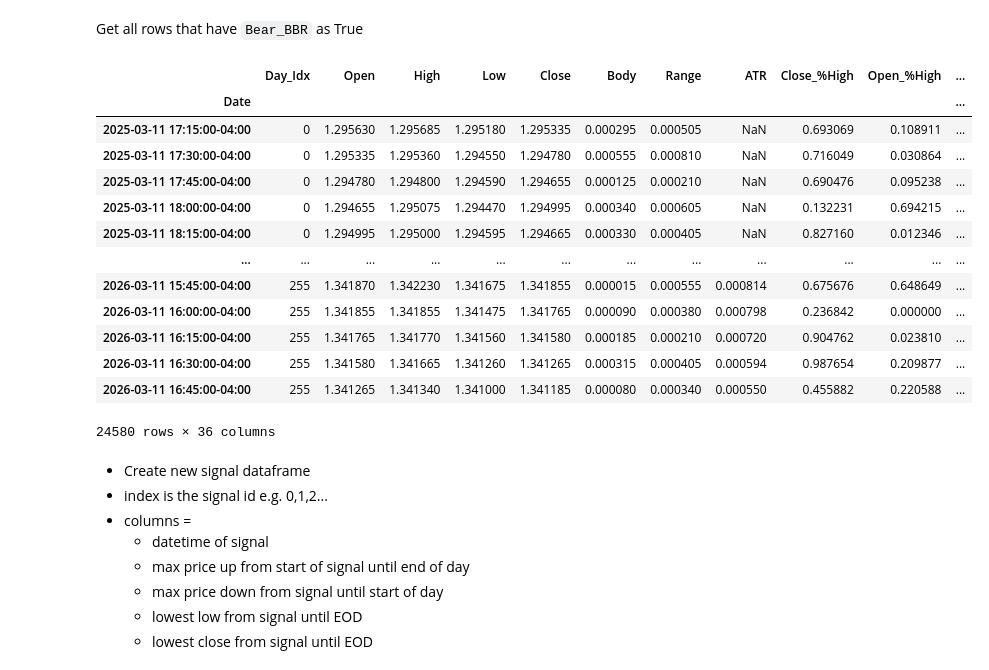
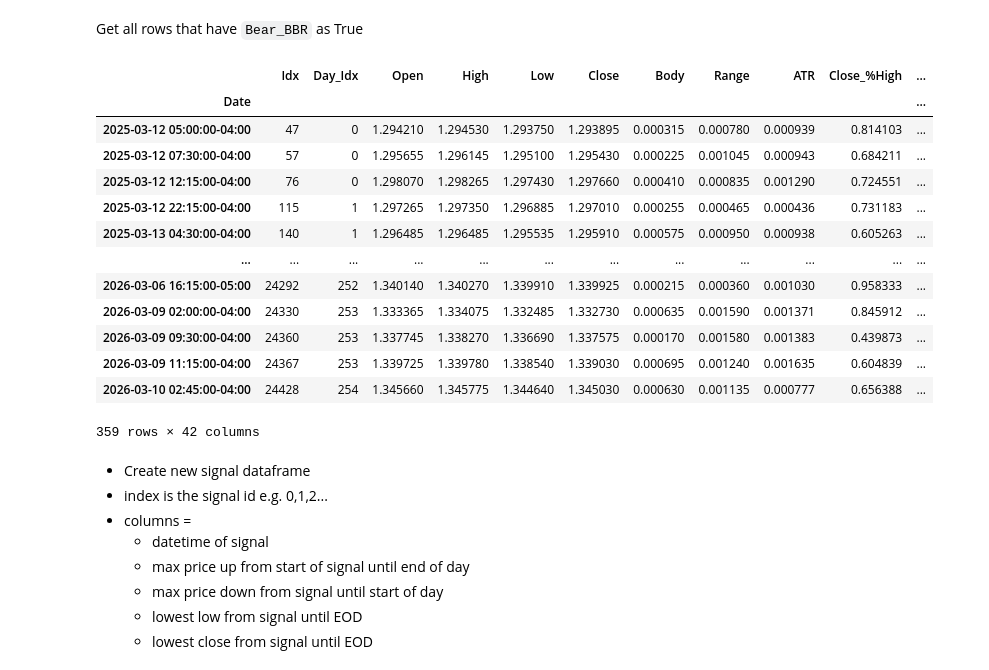
Before and after one commit to root-at-iyn/FXTradingResearch, a Jupyter notebook: research/bbu_reversal.ipynb, the cells around one changed output. Drawn from its saved outputs; the diff is of its cells as text; code cells hidden in the pictures.

```diff
--- a/research/bbu_reversal.ipynb
+++ b/research/bbu_reversal.ipynb
@@ -41,32 +42,33 @@ Index(['Open', 'High', 'Low', 'Close', 'Idx', 'Body', 'Range', 'UWick',
 # %% [markdown]
 Get all rows that have `Bear_BBR` as True
 # %%
-pd.options.display.max_rows = 50
-cols = ['Day_Idx', 'Open', 'High', 'Low', 'Close', 'Body', 'Range', 'ATR',
+pd.options.display.max_rows = 100
+cols = ['Idx','Day_Idx', 'Open', 'High', 'Low', 'Close', 'Body', 'Range', 'ATR',
         'Close_%High', 'Open_%High', 'Iday_High', 'Iday_Low',
         'Iday_Range', 'ADR', 'Close_%DHigh', 'Open_%DHigh',
         'Yday_High', 'Yday_Low', 'SMA4', 'SMA16', 'SMA32',
        'BB_Upper_16_2', 'BB_Lower_16_2', 'RSI', 'Sig_High', 'Sig_Low',
        'SMA_Trend', 'SMA16_Slope', 'SMA32_Slope', 'Bear_BBR', 'Shooting_Star',
-       'Bear_Engulf', 'Dark_Cloud', 'IHR', 'S/R', 'BBU_BO']
+       'Bear_Engulf', 'Dark_Cloud', 'IHR', 'S_R', 'BBU_BO',
+       'ILR', 'Bull_BBR', 'Hammer', 'Bull_Engulf', 'BBL_BO']
 pd.options.display.max_columns = len(cols)
 bbu_reversal = df[cols]#.query("Bear_BBR == True")
-bbu_reversal
+bbu_reversal.query("Bear_BBR == True")
 # %% [output]
-|  | Day_Idx | Open | High | Low | Close | Body | Range | ATR | Close_%High | Open_%High | ... |
+|  | Idx | Day_Idx | Open | High | Low | Close | Body | Range | ATR | Close_%High | ... |
 | Date |  |  |  |  |  |  |  |  |  |  | ... |
-| 2025-03-11 17:15:00-04:00 | 0 | 1.295630 | 1.295685 | 1.295180 | 1.295335 | 0.000295 | 0.000505 | NaN | 0.693069 | 0.108911 | ... |
-| 2025-03-11 17:30:00-04:00 | 0 | 1.295335 | 1.295360 | 1.294550 | 1.294780 | 0.000555 | 0.000810 | NaN | 0.716049 | 0.030864 | ... |
-| 2025-03-11 17:45:00-04:00 | 0 | 1.294780 | 1.294800 | 1.294590 | 1.294655 | 0.000125 | 0.000210 | NaN | 0.690476 | 0.095238 | ... |
-| 2025-03-11 18:00:00-04:00 | 0 | 1.294655 | 1.295075 | 1.294470 | 1.294995 | 0.000340 | 0.000605 | NaN | 0.132231 | 0.694215 | ... |
-| 2025-03-11 18:15:00-04:00 | 0 | 1.294995 | 1.295000 | 1.294595 | 1.294665 | 0.000330 | 0.000405 | NaN | 0.827160 | 0.012346 | ... |
+| 2025-03-12 05:00:00-04:00 | 47 | 0 | 1.294210 | 1.294530 | 1.293750 | 1.293895 | 0.000315 | 0.000780 | 0.000939 | 0.814103 | ... |
+| 2025-03-12 07:30:00-04:00 | 57 | 0 | 1.295655 | 1.296145 | 1.295100 | 1.295430 | 0.000225 | 0.001045 | 0.000943 | 0.684211 | ... |
+| 2025-03-12 12:15:00-04:00 | 76 | 0 | 1.298070 | 1.298265 | 1.297430 | 1.297660 | 0.000410 | 0.000835 | 0.001290 | 0.724551 | ... |
+| 2025-03-12 22:15:00-04:00 | 115 | 1 | 1.297265 | 1.297350 | 1.296885 | 1.297010 | 0.000255 | 0.000465 | 0.000436 | 0.731183 | ... |
+| 2025-03-13 04:30:00-04:00 | 140 | 1 | 1.296485 | 1.296485 | 1.295535 | 1.295910 | 0.000575 | 0.000950 | 0.000938 | 0.605263 | ... |
 | ... | ... | ... | ... | ... | ... | ... | ... | ... | ... | ... | ... |
-| 2026-03-11 15:45:00-04:00 | 255 | 1.341870 | 1.342230 | 1.341675 | 1.341855 | 0.000015 | 0.000555 | 0.000814 | 0.675676 | 0.648649 | ... |
-| 2026-03-11 16:00:00-04:00 | 255 | 1.341855 | 1.341855 | 1.341475 | 1.341765 | 0.000090 | 0.000380 | 0.000798 | 0.236842 | 0.000000 | ... |
-| 2026-03-11 16:15:00-04:00 | 255 | 1.341765 | 1.341770 | 1.341560 | 1.341580 | 0.000185 | 0.000210 | 0.000720 | 0.904762 | 0.023810 | ... |
-| 2026-03-11 16:30:00-04:00 | 255 | 1.341580 | 1.341665 | 1.341260 | 1.341265 | 0.000315 | 0.000405 | 0.000594 | 0.987654 | 0.209877 | ... |
-| 2026-03-11 16:45:00-04:00 | 255 | 1.341265 | 1.341340 | 1.341000 | 1.341185 | 0.000080 | 0.000340 | 0.000550 | 0.455882 | 0.220588 | ... |
+| 2026-03-06 16:15:00-05:00 | 24292 | 252 | 1.340140 | 1.340270 | 1.339910 | 1.339925 | 0.000215 | 0.000360 | 0.001030 | 0.958333 | ... |
+| 2026-03-09 02:00:00-04:00 | 24330 | 253 | 1.333365 | 1.334075 | 1.332485 | 1.332730 | 0.000635 | 0.001590 | 0.001371 | 0.845912 | ... |
+| 2026-03-09 09:30:00-04:00 | 24360 | 253 | 1.337745 | 1.338270 | 1.336690 | 1.337575 | 0.000170 | 0.001580 | 0.001383 | 0.439873 | ... |
+| 2026-03-09 11:15:00-04:00 | 24367 | 253 | 1.339725 | 1.339780 | 1.338540 | 1.339030 | 0.000695 | 0.001240 | 0.001635 | 0.604839 | ... |
+| 2026-03-10 02:45:00-04:00 | 24428 | 254 | 1.345660 | 1.345775 | 1.344640 | 1.345030 | 0.000630 | 0.001135 | 0.000777 | 0.656388 | ... |
-24580 rows × 36 columns
+359 rows × 42 columns
 # %% [markdown]
 - Create new signal dataframe
 - index is the signal id e.g. 0,1,2...
```
Also changed, not shown: parts of 3 cells of this notebook, 2 other files.
